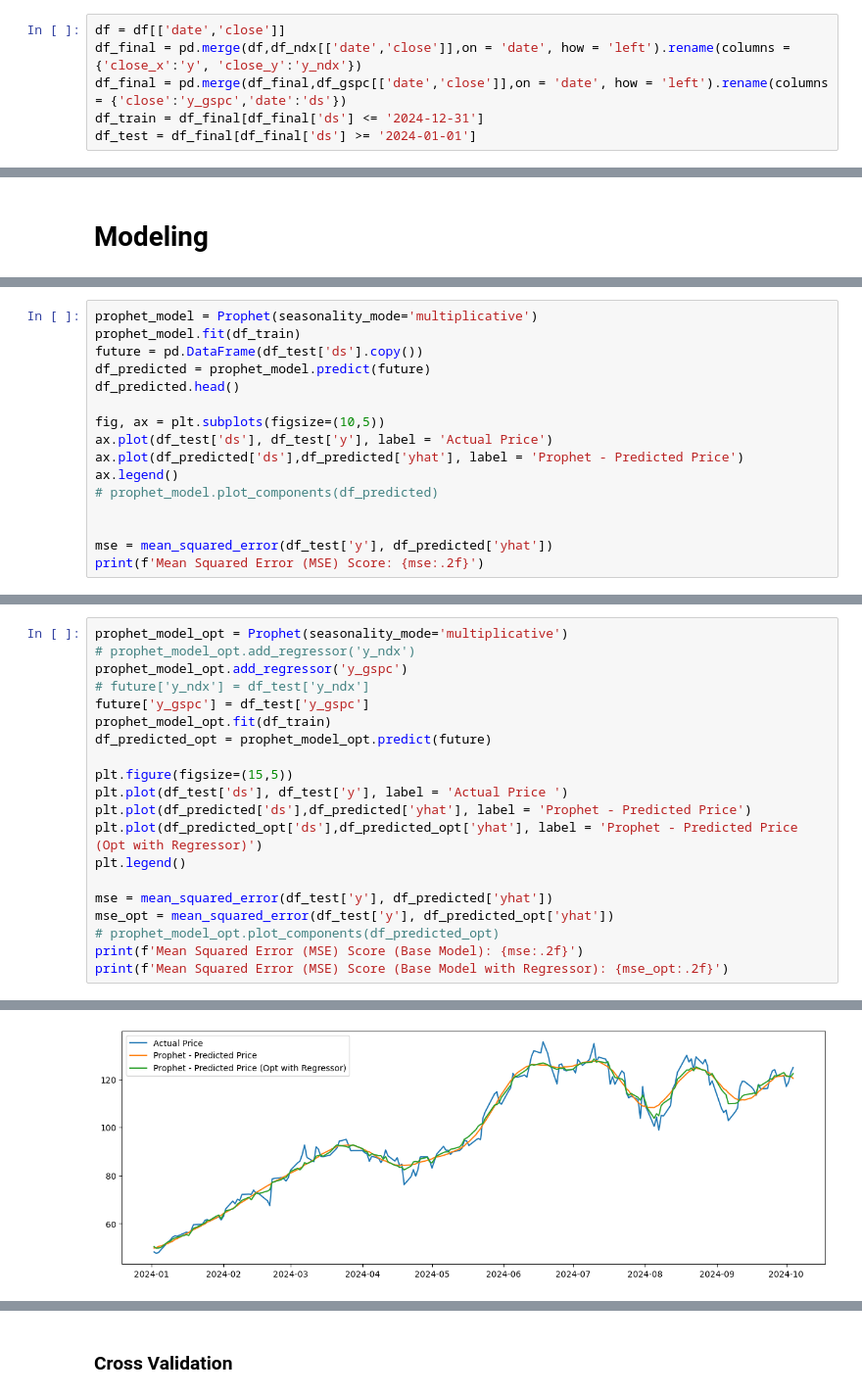
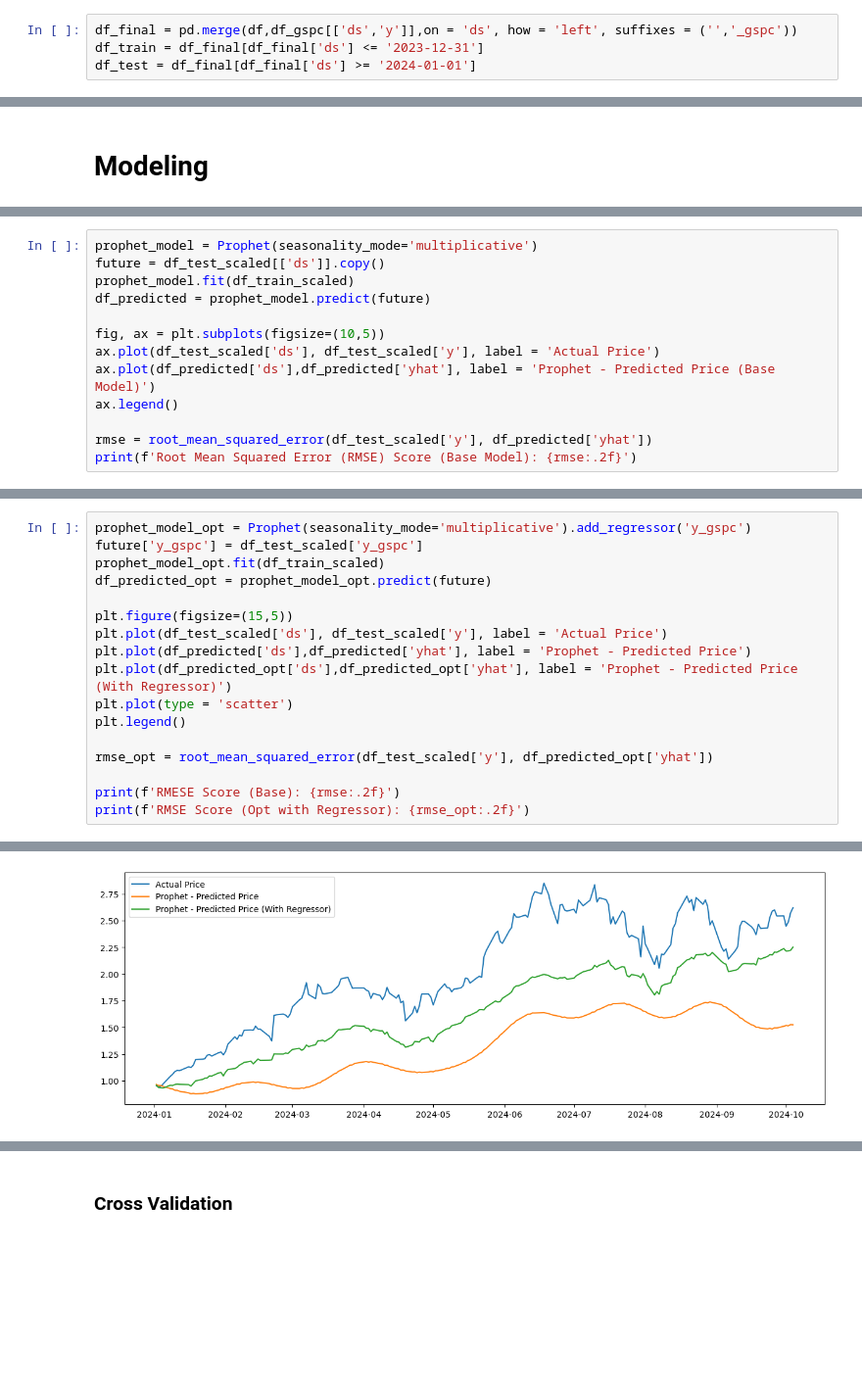
Before and after one commit to fadhilrezam/Time_Series_Forecasting_Stock_Market, a Jupyter notebook: main.ipynb, the cells around one changed output, grey strips where cells are left out. Shown at 98% size. Saved outputs shown, nothing was run; the diff lists cells and outputs as text; blank space fills up the shorter version.

```diff
--- a/main.ipynb
+++ b/main.ipynb
@@ -166,8 +158,6 @@ H0 failes to be rejected. The time series is not stationary (has a trend or patt
 # %% [markdown]
 ### Train Test Data for Prophet Model
 # %%
-df = df[['date','close']]
-df_final = pd.merge(df,df_ndx[['date','close']],on = 'date', how = 'left').rename(columns = {'close_x':'y', 'close_y':'y_ndx'})
-df_final = pd.merge(df_final,df_gspc[['date','close']],on = 'date', how = 'left').rename(columns = {'close':'y_gspc','date':'ds'})
-df_train = df_final[df_final['ds'] <= '2024-12-31']
+df_final = pd.merge(df,df_gspc[['ds','y']],on = 'ds', how = 'left', suffixes = ('','_gspc'))
+df_train = df_final[df_final['ds'] <= '2023-12-31']
 df_test = df_final[df_final['ds'] >= '2024-01-01']
@@ -263,17 +255,14 @@ future = pd.DataFrame({'ds':future_dates}) #Convert list into pandas dataframe w
 # %%
 prophet_model = Prophet(seasonality_mode='multiplicative')
-prophet_model.fit(df_train)
-future = pd.DataFrame(df_test['ds'].copy())
+future = df_test_scaled[['ds']].copy()
+prophet_model.fit(df_train_scaled)
 df_predicted = prophet_model.predict(future)
-df_predicted.head()
 
 fig, ax = plt.subplots(figsize=(10,5))
-ax.plot(df_test['ds'], df_test['y'], label = 'Actual Price')
-ax.plot(df_predicted['ds'],df_predicted['yhat'], label = 'Prophet - Predicted Price')
+ax.plot(df_test_scaled['ds'], df_test_scaled['y'], label = 'Actual Price')
+ax.plot(df_predicted['ds'],df_predicted['yhat'], label = 'Prophet - Predicted Price (Base Model)')
 ax.legend()
-# prophet_model.plot_components(df_predicted)
 
-
-mse = mean_squared_error(df_test['y'], df_predicted['yhat'])
-print(f'Mean Squared Error (MSE) Score: {mse:.2f}')
+rmse = root_mean_squared_error(df_test_scaled['y'], df_predicted['yhat'])
+print(f'Root Mean Squared Error (RMSE) Score (Base Model): {rmse:.2f}')
 # %% [output]
@@ -286,21 +275,18 @@ Mean Squared Error (MSE) Score: 13.58
 # %%
-prophet_model_opt = Prophet(seasonality_mode='multiplicative')
-# prophet_model_opt.add_regressor('y_ndx')
-prophet_model_opt.add_regressor('y_gspc')
-# future['y_ndx'] = df_test['y_ndx']
-future['y_gspc'] = df_test['y_gspc']
-prophet_model_opt.fit(df_train)
+prophet_model_opt = Prophet(seasonality_mode='multiplicative').add_regressor('y_gspc')
+future['y_gspc'] = df_test_scaled['y_gspc']
+prophet_model_opt.fit(df_train_scaled)
 df_predicted_opt = prophet_model_opt.predict(future)
 
 plt.figure(figsize=(15,5))
-plt.plot(df_test['ds'], df_test['y'], label = 'Actual Price ')
+plt.plot(df_test_scaled['ds'], df_test_scaled['y'], label = 'Actual Price')
 plt.plot(df_predicted['ds'],df_predicted['yhat'], label = 'Prophet - Predicted Price')
-plt.plot(df_predicted_opt['ds'],df_predicted_opt['yhat'], label = 'Prophet - Predicted Price (Opt with Regressor)')
+plt.plot(df_predicted_opt['ds'],df_predicted_opt['yhat'], label = 'Prophet - Predicted Price (With Regressor)')
+plt.plot(type = 'scatter')
 plt.legend()
 
-mse = mean_squared_error(df_test['y'], df_predicted['yhat'])
-mse_opt = mean_squared_error(df_test['y'], df_predicted_opt['yhat'])
-# prophet_model_opt.plot_components(df_predicted_opt)
-print(f'Mean Squared Error (MSE) Score (Base Model): {mse:.2f}')
-print(f'Mean Squared Error (MSE) Score (Base Model with Regressor): {mse_opt:.2f}')
+rmse_opt = root_mean_squared_error(df_test_scaled['y'], df_predicted_opt['yhat'])
+
+print(f'RMESE Score (Base): {rmse:.2f}')
+print(f'RMSE Score (Opt with Regressor): {rmse_opt:.2f}')
 # %% [output]
@@ -311 +297 @@ Mean Squared Error (MSE) Score (Base Model with Regressor): 9.37
-[figure, old version]
+[figure, new version]
```
Also changed, not shown: parts of 38 cells of this notebook, 6 other files.
